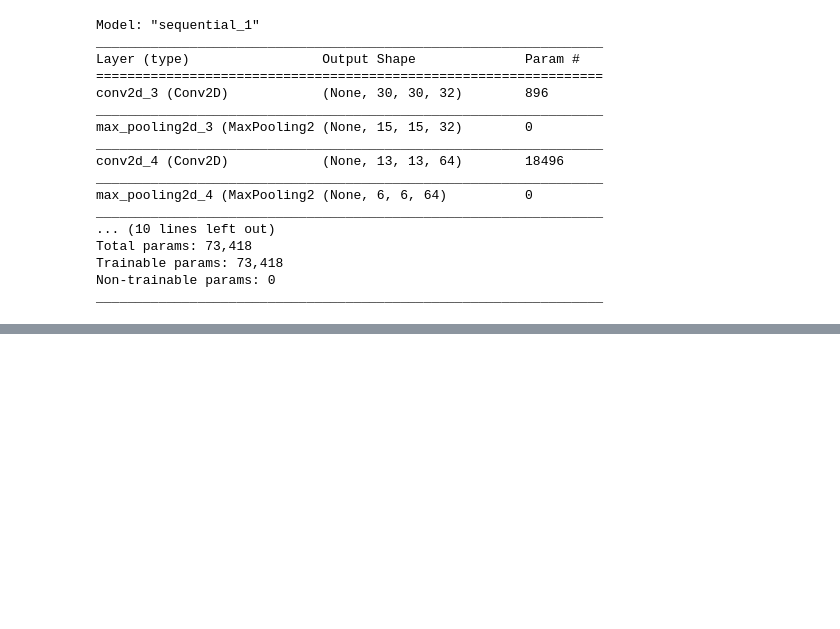
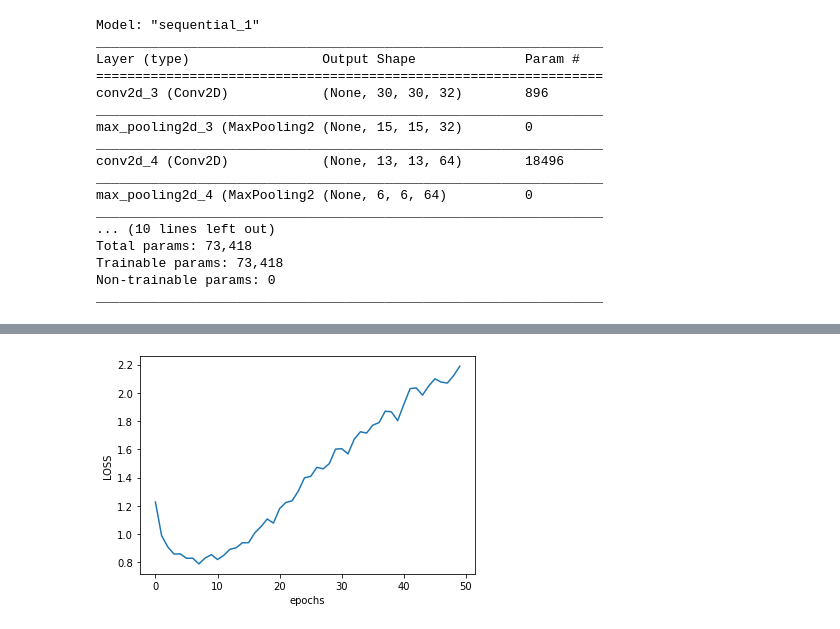
Before and after one commit to AvishkaSandeepa/EN2550-2020-Assignment-04, a Jupyter notebook: Assignment04_part04.ipynb, the cells around one changed output, grey strips where cells are left out. Drawn from its saved outputs; the diff is of its cells as text; code cells hidden in the pictures; blank space fills up the shorter version.

```diff
--- a/Assignment04_part04.ipynb
+++ b/Assignment04_part04.ipynb
@@ -71,0 +104,9 @@ _________________________________________________________________
+# %%
+fig, axes = plt.subplots()
+axes.plot(test_loss_history)
+axes.set_xlabel("epochs")
+axes.set_ylabel("LOSS")
+plt.show()
+fig.savefig('testing_loss.png',transparent=True)
+# %% [output]
+[figure, added]
```
Also changed, not shown: parts of 5 cells of this notebook.
